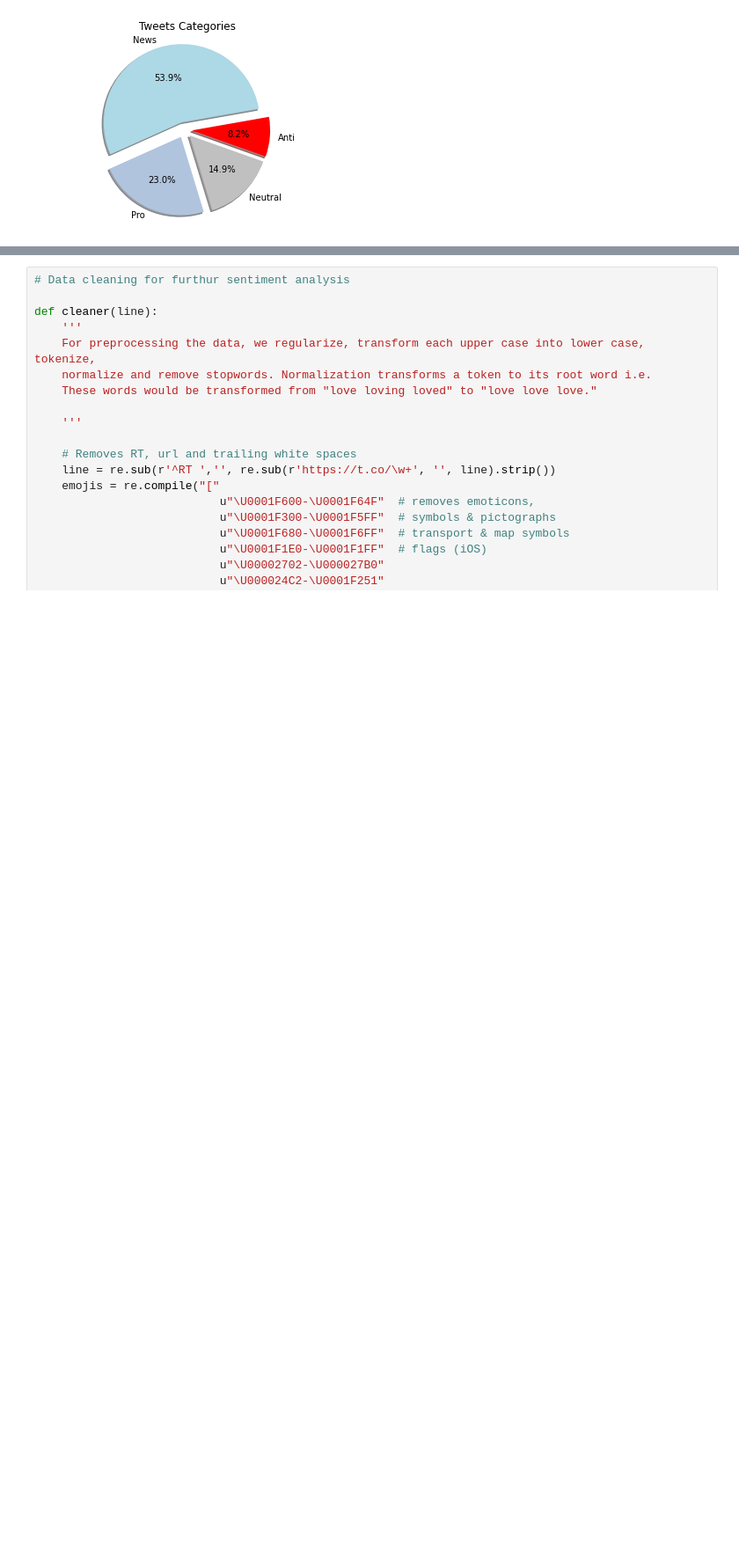
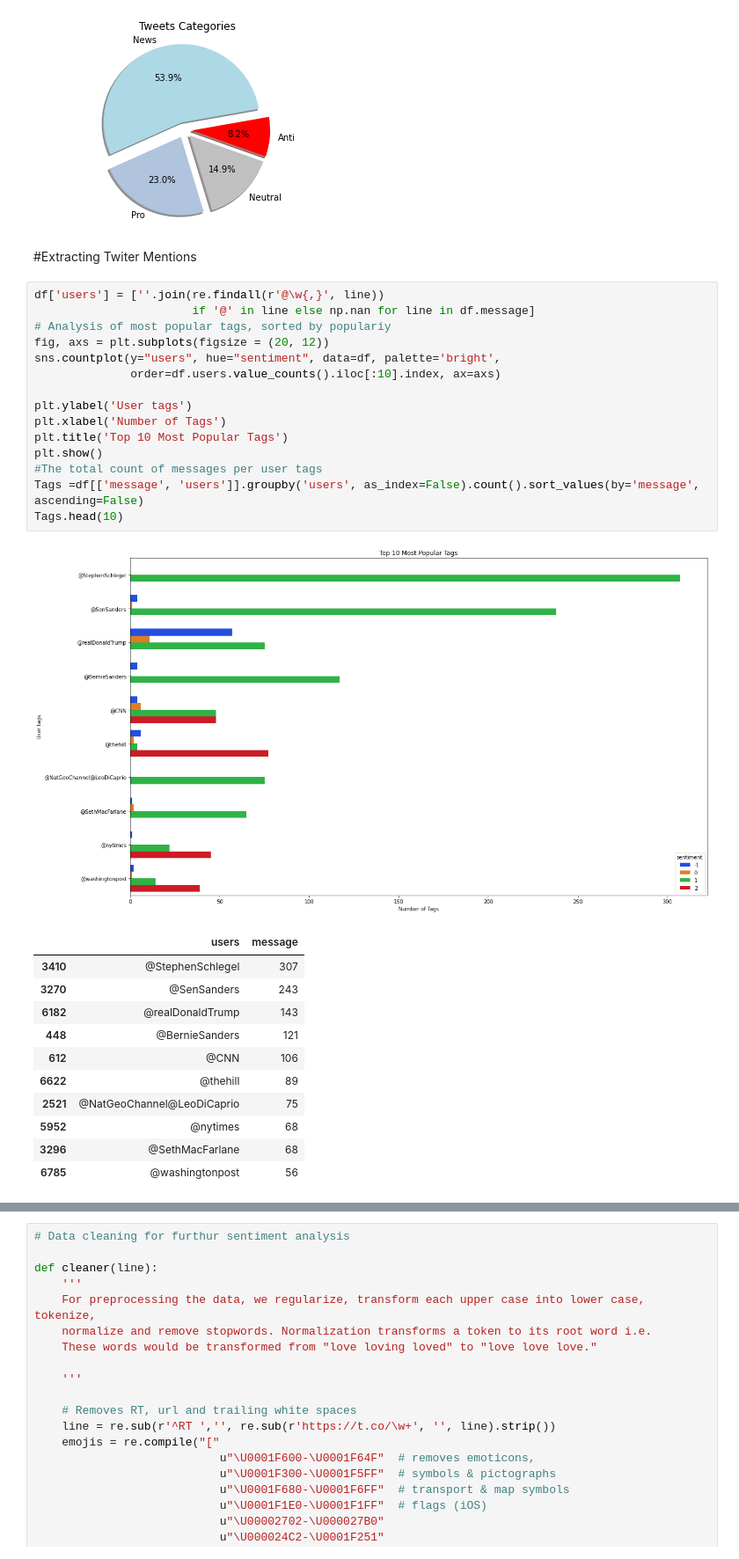
Before and after one commit to MfundoMhlanga/classification-predict-streamlit-template, a Jupyter notebook: Classification_Predict_Final.ipynb, the cells around one changed output, grey strips where cells are left out. Shown at 88% size. Drawn from its saved outputs; the diff is of its cells as text; blank space fills up the shorter version.

```diff
--- a/Classification_Predict_Final.ipynb
+++ b/Classification_Predict_Final.ipynb
@@ -225,3 +231,33 @@ plt.axis('equal')
 plt.show()
 # %% [output]
 [figure]
+# %% [markdown]
+#Extracting Twiter Mentions
+# %%
+df['users'] = [''.join(re.findall(r'@\w{,}', line))
+                       if '@' in line else np.nan for line in df.message]
+# Analysis of most popular tags, sorted by populariy
+fig, axs = plt.subplots(figsize = (20, 12))
+sns.countplot(y="users", hue="sentiment", data=df, palette='bright',
+              order=df.users.value_counts().iloc[:10].index, ax=axs)
+
+plt.ylabel('User tags')
+plt.xlabel('Number of Tags')
+plt.title('Top 10 Most Popular Tags')
+plt.show()
+#The total count of messages per user tags
+Tags =df[['message', 'users']].groupby('users', as_index=False).count().sort_values(by='message', ascending=False)
+Tags.head(10)
+# %% [output]
+[figure, added]
+|  | users | message |
+| 3410 | @StephenSchlegel | 307 |
+| 3270 | @SenSanders | 243 |
+| 6182 | @realDonaldTrump | 143 |
+| 448 | @BernieSanders | 121 |
+| 612 | @CNN | 106 |
+| 6622 | @thehill | 89 |
+| 2521 | @NatGeoChannel@LeoDiCaprio | 75 |
+| 5952 | @nytimes | 68 |
+| 3296 | @SethMacFarlane | 68 |
+| 6785 | @washingtonpost | 56 |
```
Also changed, not shown: parts of 26 cells of this notebook.
